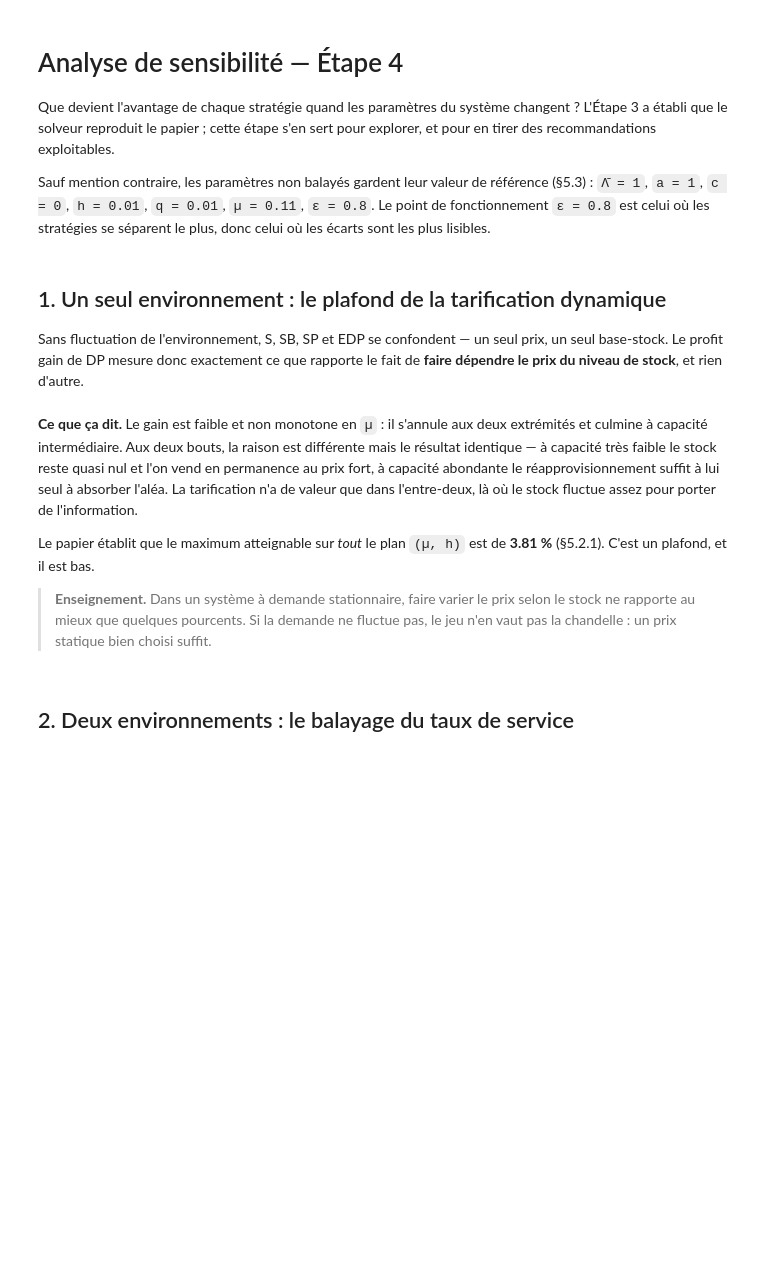
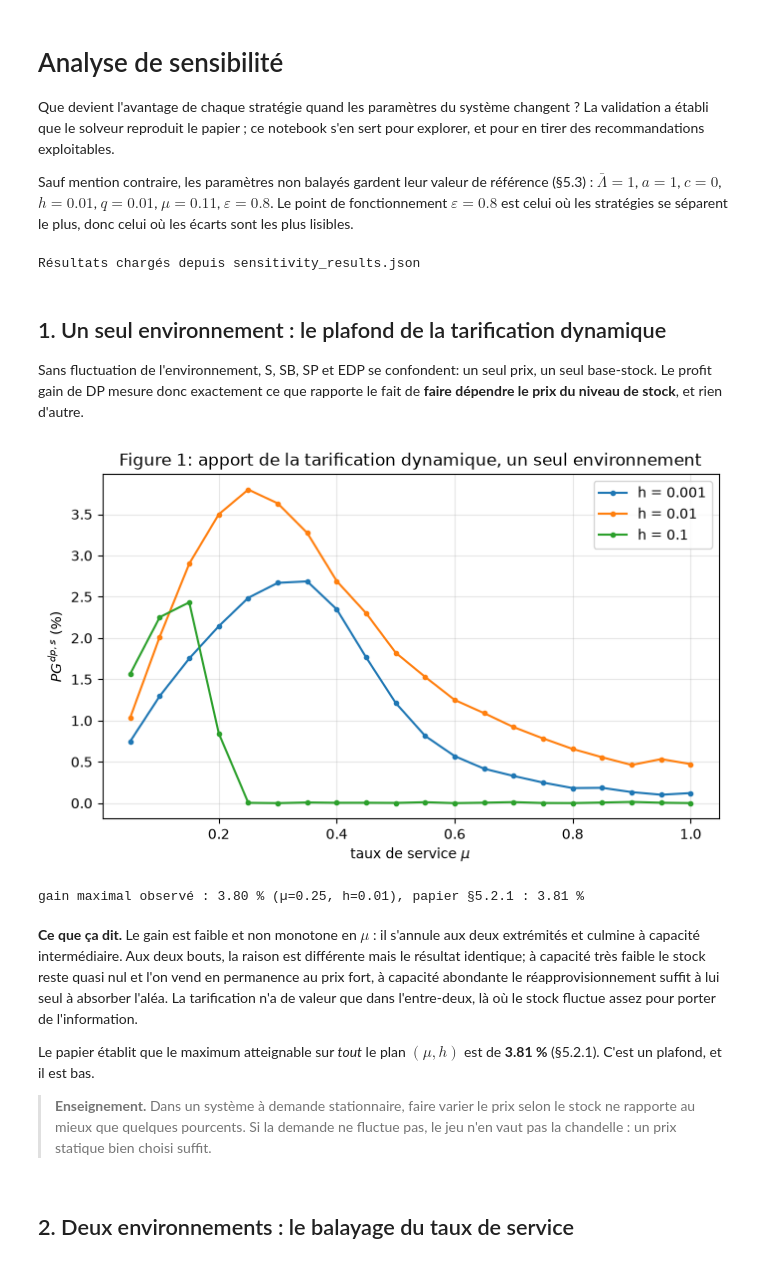
Before and after one commit to Matth-analyst/DynamicPricer, a Jupyter notebook: notebooks/02_sensitivity.ipynb, the cells around one changed output. Drawn from its saved outputs; the diff is of its cells as text; code cells hidden in the pictures; blank space fills up the shorter version.

```diff
--- a/notebooks/02_sensitivity.ipynb
+++ b/notebooks/02_sensitivity.ipynb
@@ -1,23 +1,21 @@
 # %% [markdown]
-# Analyse de sensibilité — Étape 4
+# Analyse de sensibilité
 
 Que devient l'avantage de chaque stratégie quand les paramètres du système changent ?
-L'Étape 3 a établi que le solveur reproduit le papier ; cette étape s'en sert pour
+La validation a établi que le solveur reproduit le papier ; ce notebook s'en sert pour
 explorer, et pour en tirer des recommandations exploitables.
 
 Sauf mention contraire, les paramètres non balayés gardent leur valeur de référence
-(§5.3) : `Λ̄ = 1`, `a = 1`, `c = 0`, `h = 0.01`, `q = 0.01`, `µ = 0.11`, `ε = 0.8`.
-Le point de fonctionnement `ε = 0.8` est celui où les stratégies se séparent le plus,
+(§5.3) : $\bar{\Lambda} = 1$, $a = 1$, $c = 0$, $h = 0.01$, $q = 0.01$, $\mu = 0.11$, $\varepsilon = 0.8$.
+Le point de fonctionnement $\varepsilon = 0.8$ est celui où les stratégies se séparent le plus,
 donc celui où les écarts sont les plus lisibles.
 # %%
-import json, sys
-from pathlib import Path
+import json
 
 import matplotlib.pyplot as plt
 import pandas as pd
 
-sys.path.insert(0, str(Path.cwd().parent / "src"))
-import sensitivity as S
+from dynamicpricer import sensitivity as S
 
 if S.RESULTS_PATH.exists():
     results = json.loads(S.RESULTS_PATH.read_text(encoding="utf-8"))
@@ -28,36 +26,41 @@ else:
 
 sweeps = {k: pd.DataFrame(v) for k, v in results["sweeps"].items()}
 pd.set_option("display.width", 140)
+# %% [output]
+Résultats chargés depuis sensitivity_results.json
 # %% [markdown]
 ## 1. Un seul environnement : le plafond de la tarification dynamique
 
-Sans fluctuation de l'environnement, S, SB, SP et EDP se confondent — un seul prix, un
+Sans fluctuation de l'environnement, S, SB, SP et EDP se confondent: un seul prix, un
 seul base-stock. Le profit gain de DP mesure donc exactement ce que rapporte le fait de
 **faire dépendre le prix du niveau de stock**, et rien d'autre.
 # %%
 f1 = pd.DataFrame(results["figure_1"])
 fig, ax = plt.subplots(figsize=(8, 4.5))
 for h, grp in f1.groupby("h"):
     ax.plot(grp["mu"], grp["pg_dp_s"], marker="o", ms=3, label=f"h = {h}")
 ax.set_xlabel("taux de service $\\mu$")
 ax.set_ylabel("$PG^{dp,s}$ (%)")
-ax.set_title("Figure 1 — apport de la tarification dynamique, un seul environnement")
+ax.set_title("Figure 1: apport de la tarification dynamique, un seul environnement")
 ax.legend()
 ax.grid(alpha=0.3)
 plt.show()
 
 peak = f1.loc[f1["pg_dp_s"].idxmax()]
 print(f"gain maximal observé : {peak['pg_dp_s']:.2f} % "
-      f"(µ={peak['mu']}, h={peak['h']}) — papier §5.2.1 : 3.81 %")
+      f"(µ={peak['mu']}, h={peak['h']}), papier §5.2.1 : 3.81 %")
+# %% [output]
+[figure, added]
+gain maximal observé : 3.80 % (µ=0.25, h=0.01), papier §5.2.1 : 3.81 %
 # %% [markdown]
-**Ce que ça dit.** Le gain est faible et non monotone en `µ` : il s'annule aux deux
+**Ce que ça dit.** Le gain est faible et non monotone en $\mu$ : il s'annule aux deux
 extrémités et culmine à capacité intermédiaire. Aux deux bouts, la raison est différente
-mais le résultat identique — à capacité très faible le stock reste quasi nul et l'on vend
+mais le résultat identique; à capacité très faible le stock reste quasi nul et l'on vend
 en permanence au prix fort, à capacité abondante le réapprovisionnement suffit à lui seul
 à absorber l'aléa. La tarification n'a de valeur que dans l'entre-deux, là où le stock
 fluctue assez pour porter de l'information.
 
-Le papier établit que le maximum atteignable sur *tout* le plan `(µ, h)` est de **3.81 %**
+Le papier établit que le maximum atteignable sur *tout* le plan $(\mu, h)$ est de **3.81 %**
 (§5.2.1). C'est un plafond, et il est bas.
 
 > **Enseignement.** Dans un système à demande stationnaire, faire varier le prix selon le
```
Also changed, not shown: parts of 8 cells of this notebook, 38 other files.
